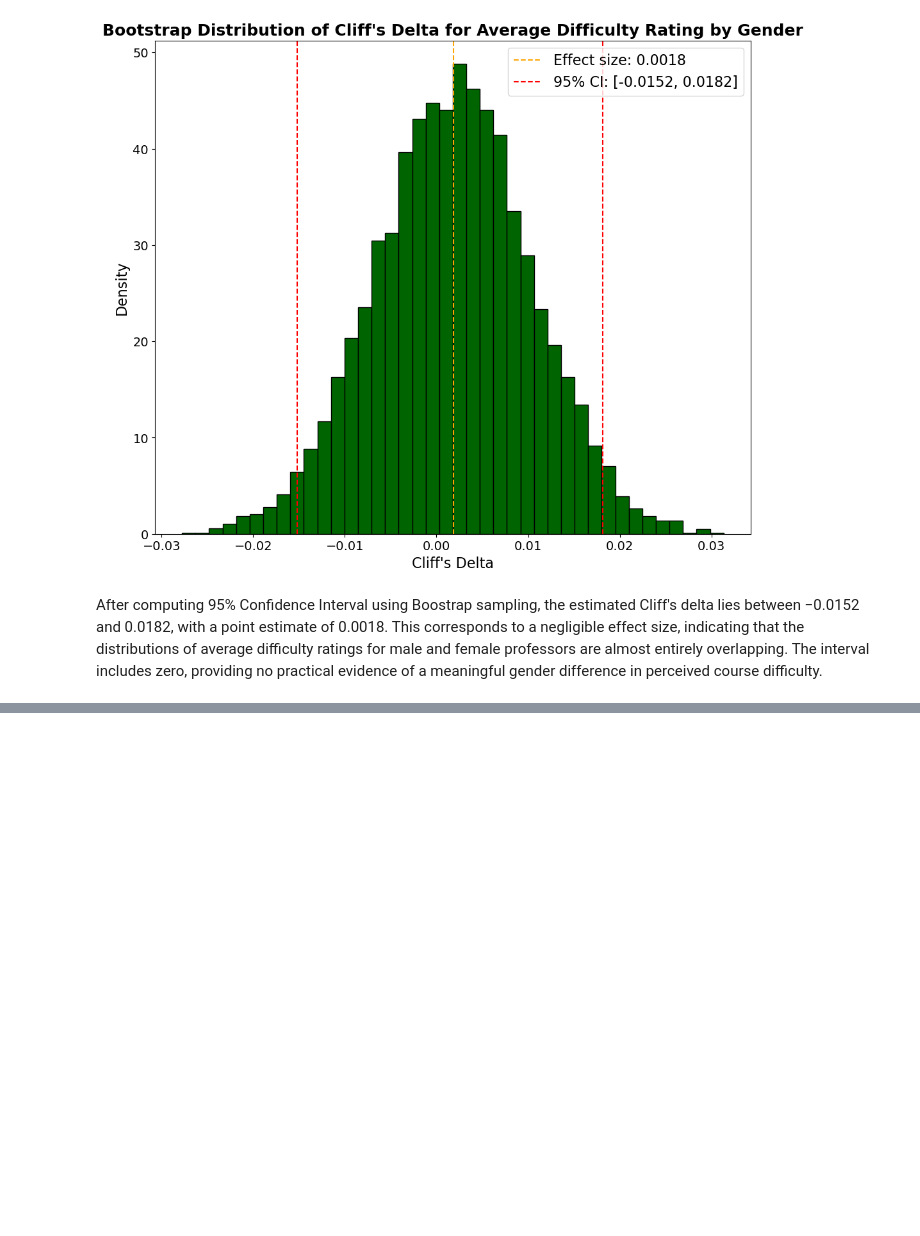
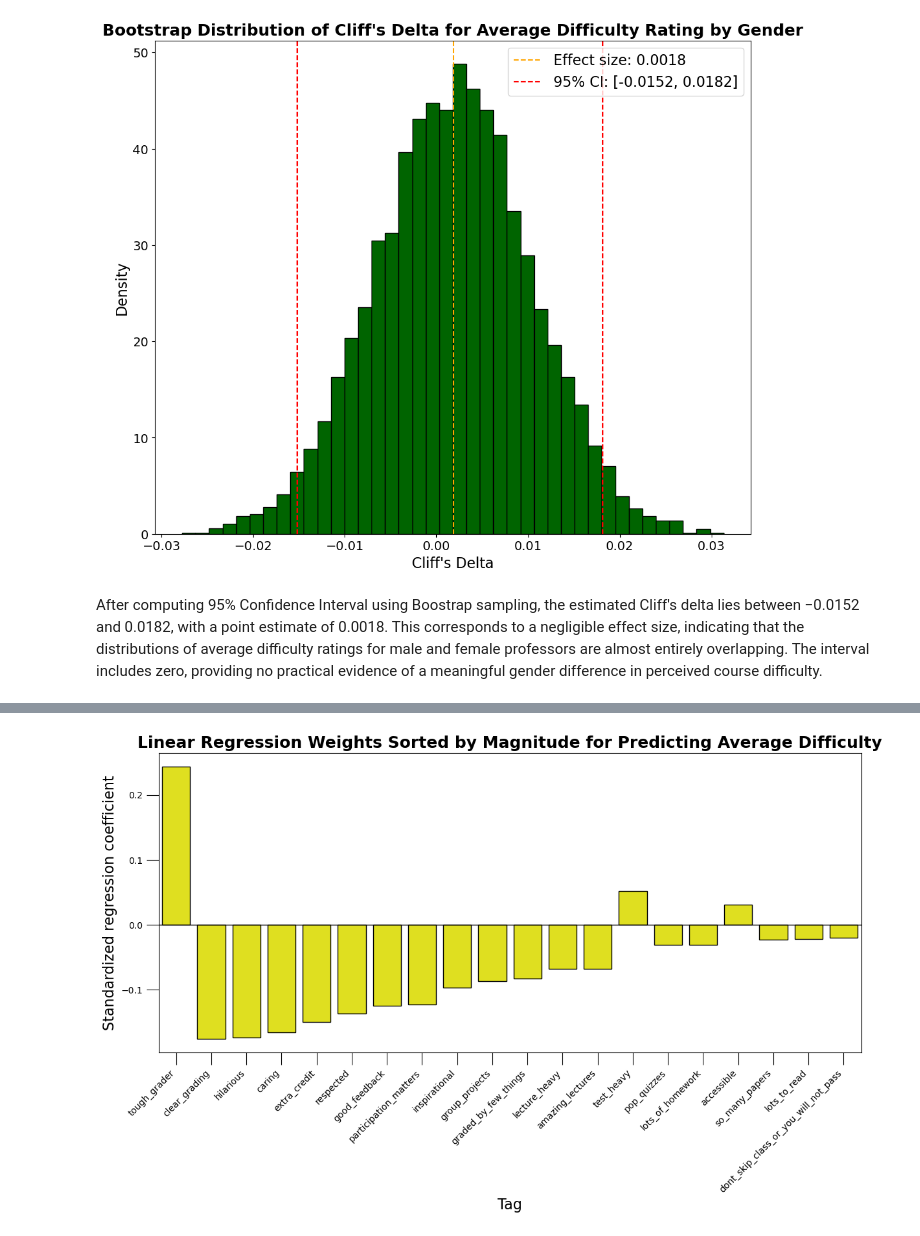
Before and after one commit to NBeibarys/intro-to-data-science-capstone, a Jupyter notebook: analyses/beibarys.ipynb, the cells around one changed output, grey strips where cells are left out. Drawn from its saved outputs; the diff is of its cells as text; code cells hidden in the pictures; blank space fills up the shorter version.

```diff
--- a/analyses/beibarys.ipynb
+++ b/analyses/beibarys.ipynb
@@ -1122,0 +1186,7 @@ After computing 95% Confidence Interval using Boostrap sampling, the estimated C
+# %%
+# split the data
+x_train, x_test, y_train, y_test = train_test_split(x, y, test_size=0.2, random_state=n_number)
+
+# check distributions of the data
+print(f'Number of rows for train data:{y_train.shape[0]}\n')
+print(f'Number of rows for test data:{y_test.shape[0]}\n')
@@ -1122,0 +1338,12 @@ After computing 95% Confidence Interval using Boostrap sampling, the estimated C
+# %%
+# check coefficients of the model
+coef = pipeline_q9.named_steps["model"].coef_
+
+# coefficients in a dataframe
+weights_df = pd.DataFrame({
+    "tag": x_train.columns,
+    "weight": coef
+}).sort_values("weight", ascending=False)
+
+# sort by magnitude
+weights_df = weights_df.reindex(weights_df["weight"].abs().sort_values(ascending=False).index)
@@ -1122,0 +1371,36 @@ After computing 95% Confidence Interval using Boostrap sampling, the estimated C
+# %%
+# Plot weights (coefficients)
+# figure size
+plt.figure(figsize=(14, 6))
+
+# plot itself
+sns.barplot(
+    data=weights_df,
+    x="tag",
+    y="weight",
+    color="yellow",
+    edgecolor="black"
+)
+
+# horizontal line
+plt.axhline(0, color="black", linewidth=1)
+
+# title
+plt.title("Linear Regression Weights Sorted by Magnitude for Predicting Average Difficulty",
+          fontsize = 18,
+          fontweight = "bold")
+
+# xlabel
+plt.xlabel("Tag", fontsize = 16)
+# ylabel
+plt.ylabel("Standardized regression coefficient",
+           fontsize = 16)
+
+# ticks
+plt.xticks(rotation=45, ha="right")
+plt.tick_params(size = 14)
+
+# show the plot
+plt.show()
+# %% [output]
+[figure, added]
```
Also changed, not shown: parts of 16 cells of this notebook.
